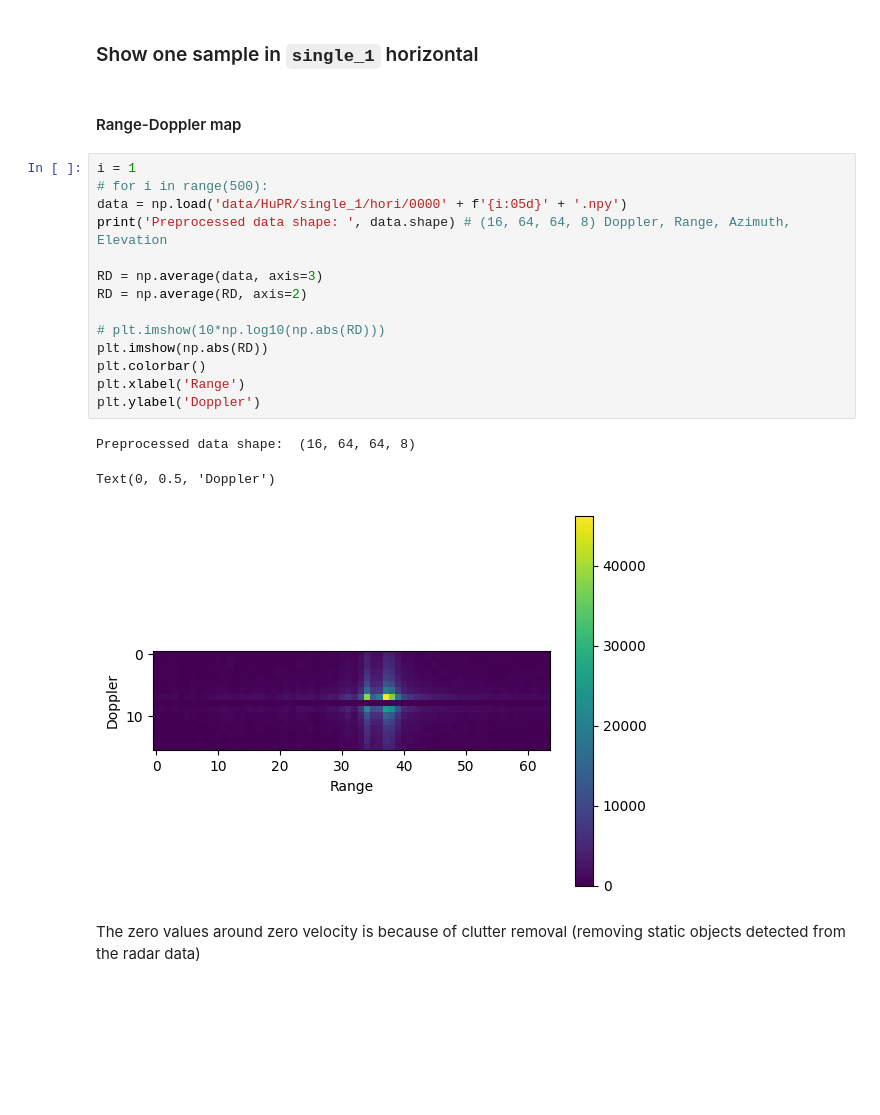
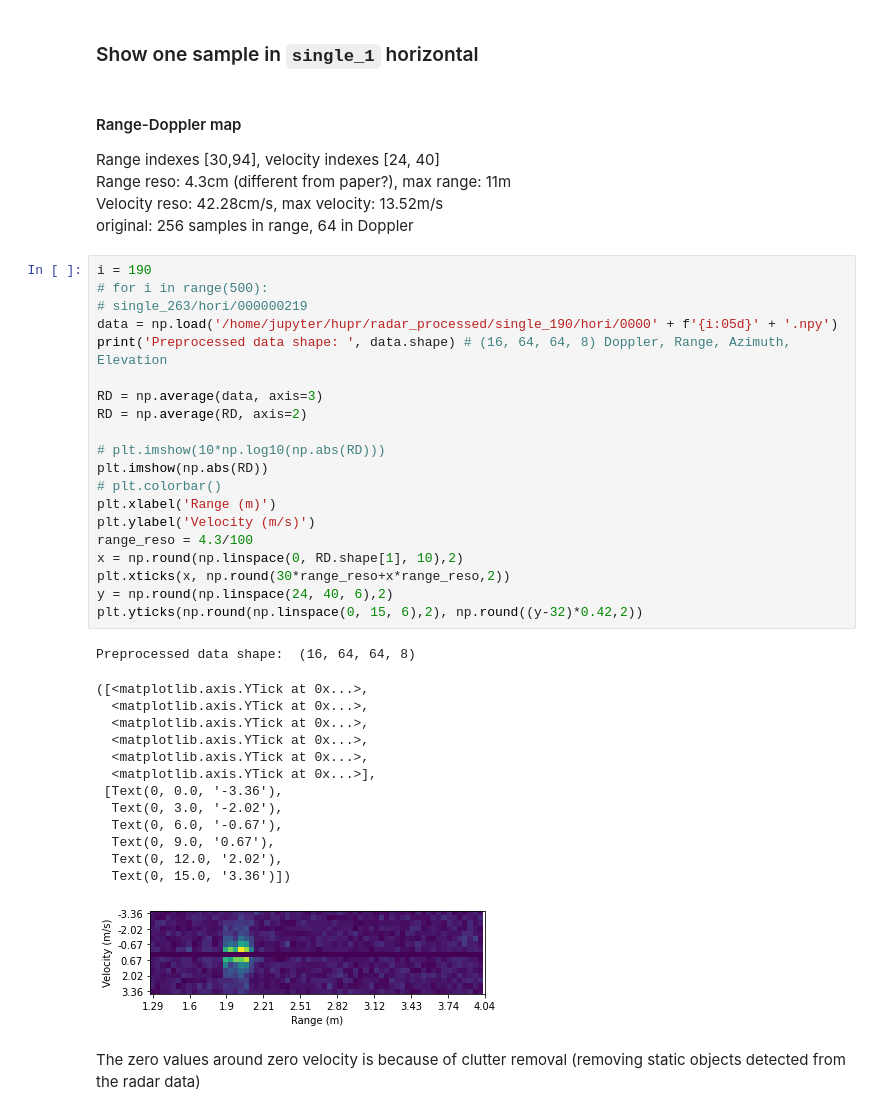
Before and after one commit to yangs12/HuPR-A-Benchmark-for-Human-Pose-Estimation-Using-Millimeter-Wave-Radar, a Jupyter notebook: Visualization-HuPR.ipynb, the cells around one changed output. Saved outputs shown, nothing was run; the diff lists cells and outputs as text; blank space fills up the shorter version.

```diff
--- a/Visualization-HuPR.ipynb
+++ b/Visualization-HuPR.ipynb
@@ -36,24 +36,45 @@ from PIL import Image
 ### Show one sample in `single_1` horizontal
 # %% [markdown]
 #### Range-Doppler map
+Range indexes [30,94], velocity indexes [24, 40]
+Range reso: 4.3cm (different from paper?), max range: 11m
+Velocity reso: 42.28cm/s, max velocity: 13.52m/s
+original: 256 samples in range, 64 in Doppler
 # %%
-i = 1
+i = 190
 # for i in range(500):
-data = np.load('data/HuPR/single_1/hori/0000' + f'{i:05d}' + '.npy')
+# single_263/hori/000000219
+data = np.load('/home/jupyter/hupr/radar_processed/single_190/hori/0000' + f'{i:05d}' + '.npy')
 print('Preprocessed data shape: ', data.shape) # (16, 64, 64, 8) Doppler, Range, Azimuth, Elevation
 
 RD = np.average(data, axis=3)
 RD = np.average(RD, axis=2)
 
 # plt.imshow(10*np.log10(np.abs(RD)))
 plt.imshow(np.abs(RD))
-plt.colorbar()
-plt.xlabel('Range')
-plt.ylabel('Doppler')
+# plt.colorbar()
+plt.xlabel('Range (m)')
+plt.ylabel('Velocity (m/s)')
+range_reso = 4.3/100
+x = np.round(np.linspace(0, RD.shape[1], 10),2)
+plt.xticks(x, np.round(30*range_reso+x*range_reso,2))
+y = np.round(np.linspace(24, 40, 6),2)
+plt.yticks(np.round(np.linspace(0, 15, 6),2), np.round((y-32)*0.42,2))
 # %% [output]
 Preprocessed data shape:  (16, 64, 64, 8)
-Text(0, 0.5, 'Doppler')
+([<matplotlib.axis.YTick at 0x...>,
+  <matplotlib.axis.YTick at 0x...>,
+  <matplotlib.axis.YTick at 0x...>,
+  <matplotlib.axis.YTick at 0x...>,
+  <matplotlib.axis.YTick at 0x...>,
+  <matplotlib.axis.YTick at 0x...>],
+ [Text(0, 0.0, '-3.36'),
+  Text(0, 3.0, '-2.02'),
+  Text(0, 6.0, '-0.67'),
+  Text(0, 9.0, '0.67'),
+  Text(0, 12.0, '2.02'),
+  Text(0, 15.0, '3.36')])
-[figure, old version]
+[figure, new version]
 # %% [markdown]
 The zero values around zero velocity is because of clutter removal (removing static objects detected from the radar data)
 # %% [markdown]
```
Also changed, not shown: parts of 3 cells of this notebook, 10 other files.
